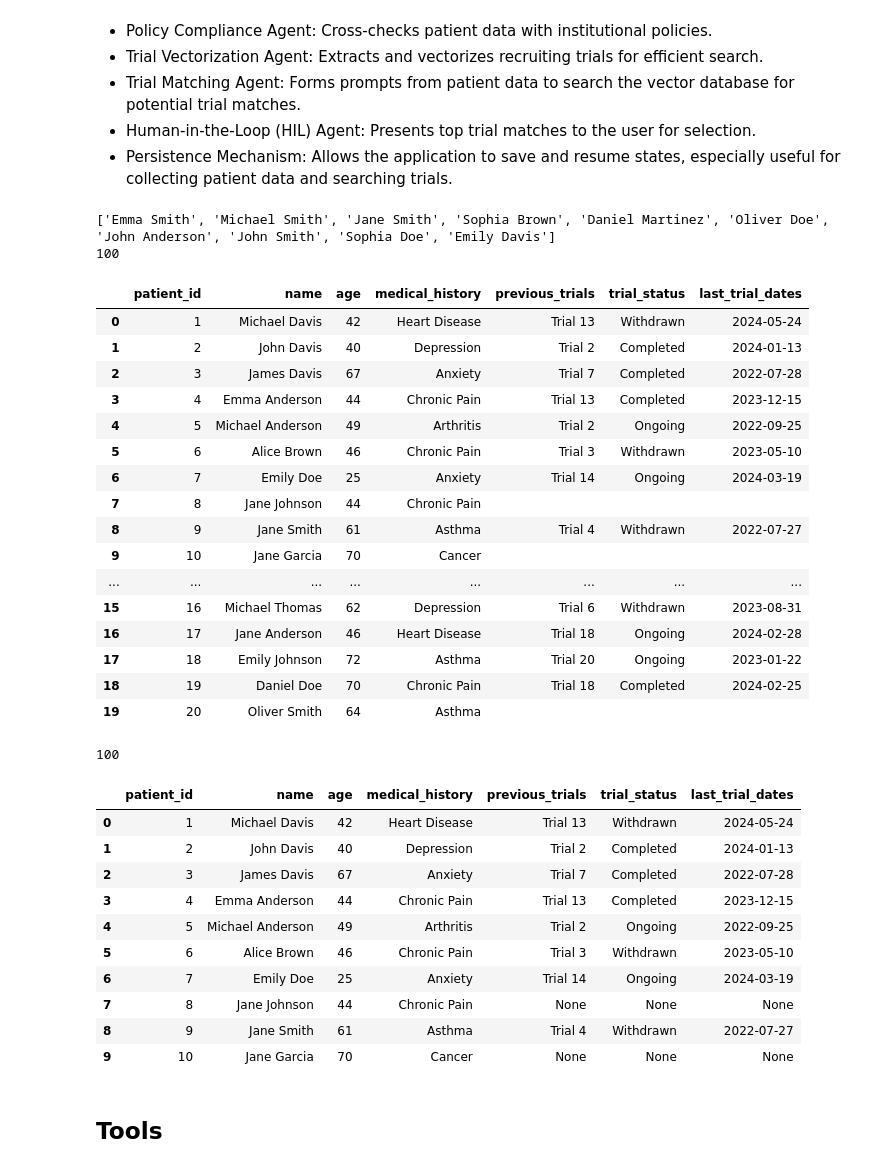
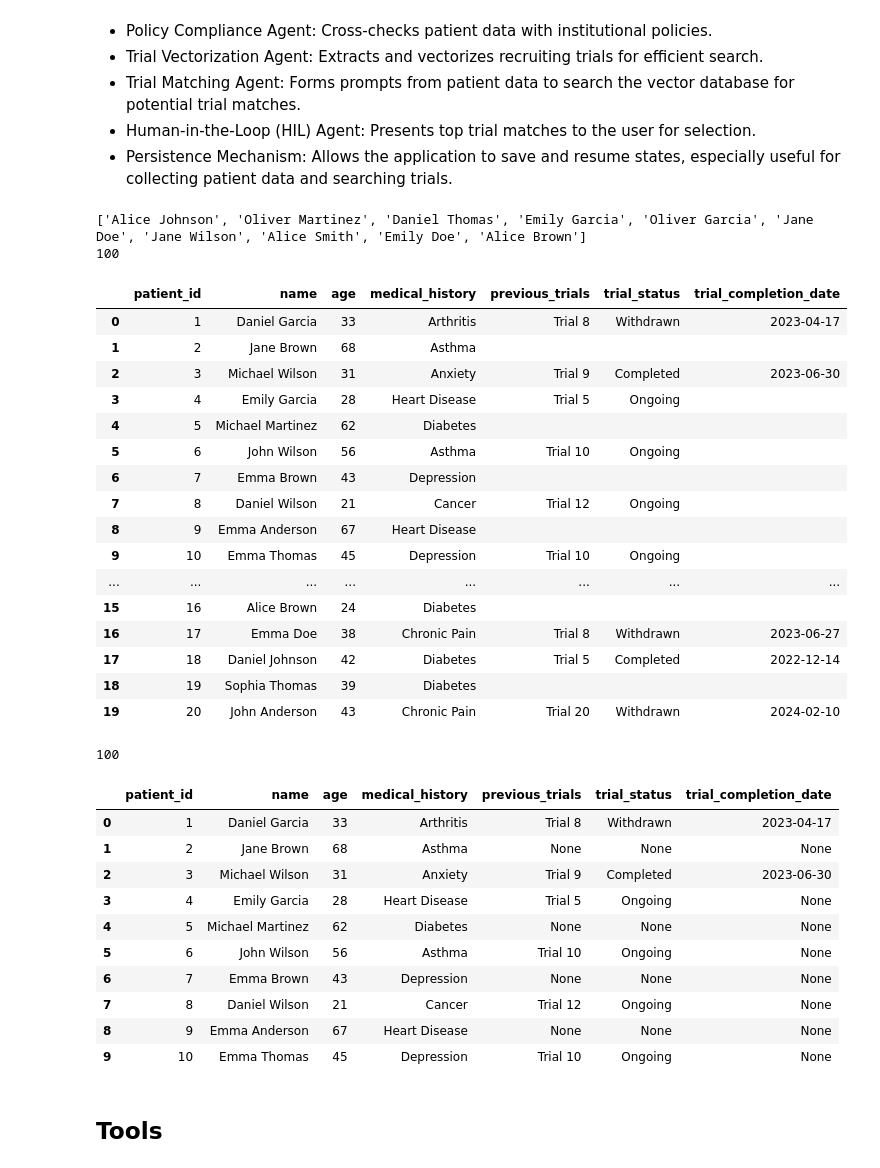
Before and after one commit to bab-git/llm-tutorials, a Jupyter notebook: notebooks/Agents_and_Tools/llm_agents_pharma.ipynb, the cells around one changed output. Saved outputs shown, nothing was run; the diff lists cells and outputs as text; code cells hidden in the pictures.

```diff
--- a/notebooks/Agents_and_Tools/llm_agents_pharma.ipynb
+++ b/notebooks/Agents_and_Tools/llm_agents_pharma.ipynb
@@ -98,7 +102,7 @@ import pandas as pd
 from datetime import datetime, timedelta
 
 # Generate the sample data again for display
-columns = ["patient_id", "name", "age", "medical_history", "previous_trials", "trial_status", "last_trial_dates"]
+columns = ["patient_id", "name", "age", "medical_history", "previous_trials", "trial_status", "trial_completion_date"]
 data = []
 
 import random
@@ -134,54 +138,56 @@ trial_statuses = ["Completed", "Ongoing", "Withdrawn"]
 def random_date(start, end):
     return start + timedelta(days=random.randint(0, int((end - start).days)))
 
 # start_date must be 2 years before now
 start_date = datetime.now() - timedelta(days=365 * 2)
 # start_date = datetime(2020, 1, 1)
 
 # end_date must be a month before now
 end_date = datetime.now() - timedelta(days=10)
 # end_date = datetime(2023, 1, 1)
 
 for i in range(1, 101):
     name = random.choice(full_names)
     age = random.randint(20, 80)
     medical_history = random.choice(medical_conditions)
 
     if random.choice([True, False]):
         previous_trials = f"Trial {random.randint(1, 20)}"
         trial_status = random.choice(trial_statuses)
-        last_trial_dates = random_date(start_date, end_date).strftime('%Y-%m-%d')
+        trial_completion_date = random_date(start_date, end_date).strftime('%Y-%m-%d')
     else:
         previous_trials = ""
         trial_status = ""
-        last_trial_dates = ""
+        trial_completion_date = ""
+    if trial_status == "Ongoing":
+        trial_completion_date = ""
 
-    data.append((i, name, age, medical_history, previous_trials, trial_status, last_trial_dates))
+    data.append((i, name, age, medical_history, previous_trials, trial_status, trial_completion_date))
 
 df = pd.DataFrame(data, columns=columns)
 # save df to csv
 df.to_csv("patients.csv", index=False)
 df.head(20)
 # %% [output]
-['Emma Smith', 'Michael Smith', 'Jane Smith', 'Sophia Brown', 'Daniel Martinez', 'Oliver Doe', 'John Anderson', 'John Smith', 'Sophia Doe', 'Emily Davis']
+['Alice Johnson', 'Oliver Martinez', 'Daniel Thomas', 'Emily Garcia', 'Oliver Garcia', 'Jane Doe', 'Jane Wilson', 'Alice Smith', 'Emily Doe', 'Alice Brown']
 100
-|  | patient_id | name | age | medical_history | previous_trials | trial_status | last_trial_dates |
-| 0 | 1 | Michael Davis | 42 | Heart Disease | Trial 13 | Withdrawn | 2024-05-24 |
-| 1 | 2 | John Davis | 40 | Depression | Trial 2 | Completed | 2024-01-13 |
-| 2 | 3 | James Davis | 67 | Anxiety | Trial 7 | Completed | 2022-07-28 |
-| 3 | 4 | Emma Anderson | 44 | Chronic Pain | Trial 13 | Completed | 2023-12-15 |
-| 4 | 5 | Michael Anderson | 49 | Arthritis | Trial 2 | Ongoing | 2022-09-25 |
-| 5 | 6 | Alice Brown | 46 | Chronic Pain | Trial 3 | Withdrawn | 2023-05-10 |
-| 6 | 7 | Emily Doe | 25 | Anxiety | Trial 14 | Ongoing | 2024-03-19 |
-| 7 | 8 | Jane Johnson | 44 | Chronic Pain |  |  |  |
-| 8 | 9 | Jane Smith | 61 | Asthma | Trial 4 | Withdrawn | 2022-07-27 |
-| 9 | 10 | Jane Garcia | 70 | Cancer |  |  |  |
+|  | patient_id | name | age | medical_history | previous_trials | trial_status | trial_completion_date |
+| 0 | 1 | Daniel Garcia | 33 | Arthritis | Trial 8 | Withdrawn | 2023-04-17 |
+| 1 | 2 | Jane Brown | 68 | Asthma |  |  |  |
+| 2 | 3 | Michael Wilson | 31 | Anxiety | Trial 9 | Completed | 2023-06-30 |
+| 3 | 4 | Emily Garcia | 28 | Heart Disease | Trial 5 | Ongoing |  |
+| 4 | 5 | Michael Martinez | 62 | Diabetes |  |  |  |
+| 5 | 6 | John Wilson | 56 | Asthma | Trial 10 | Ongoing |  |
+| 6 | 7 | Emma Brown | 43 | Depression |  |  |  |
+| 7 | 8 | Daniel Wilson | 21 | Cancer | Trial 12 | Ongoing |  |
+| 8 | 9 | Emma Anderson | 67 | Heart Disease |  |  |  |
+| 9 | 10 | Emma Thomas | 45 | Depression | Trial 10 | Ongoing |  |
 | ... | ... | ... | ... | ... | ... | ... | ... |
-| 15 | 16 | Michael Thomas | 62 | Depression | Trial 6 | Withdrawn | 2023-08-31 |
-| 16 | 17 | Jane Anderson | 46 | Heart Disease | Trial 18 | Ongoing | 2024-02-28 |
-| 17 | 18 | Emily Johnson | 72 | Asthma | Trial 20 | Ongoing | 2023-01-22 |
-| 18 | 19 | Daniel Doe | 70 | Chronic Pain | Trial 18 | Completed | 2024-02-25 |
-| 19 | 20 | Oliver Smith | 64 | Asthma |  |  |  |
+| 15 | 16 | Alice Brown | 24 | Diabetes |  |  |  |
+| 16 | 17 | Emma Doe | 38 | Chronic Pain | Trial 8 | Withdrawn | 2023-06-27 |
+| 17 | 18 | Daniel Johnson | 42 | Diabetes | Trial 5 | Completed | 2022-12-14 |
+| 18 | 19 | Sophia Thomas | 39 | Diabetes |  |  |  |
+| 19 | 20 | John Anderson | 43 | Chronic Pain | Trial 20 | Withdrawn | 2024-02-10 |
 # %%
 import os
 # import shutil
@@ -206,7 +212,7 @@ if overwrite or not os.path.exists(database_file):
         medical_history TEXT,
         previous_trials TEXT,
         trial_status TEXT,
-        last_trial_dates TEXT
+        trial_completion_date TEXT
     )
     ''')
 
@@ -239,17 +245,17 @@ db = database_file
 df.head(10)
 # %% [output]
 100
-|  | patient_id | name | age | medical_history | previous_trials | trial_status | last_trial_dates |
-| 0 | 1 | Michael Davis | 42 | Heart Disease | Trial 13 | Withdrawn | 2024-05-24 |
-| 1 | 2 | John Davis | 40 | Depression | Trial 2 | Completed | 2024-01-13 |
-| 2 | 3 | James Davis | 67 | Anxiety | Trial 7 | Completed | 2022-07-28 |
-| 3 | 4 | Emma Anderson | 44 | Chronic Pain | Trial 13 | Completed | 2023-12-15 |
-| 4 | 5 | Michael Anderson | 49 | Arthritis | Trial 2 | Ongoing | 2022-09-25 |
-| 5 | 6 | Alice Brown | 46 | Chronic Pain | Trial 3 | Withdrawn | 2023-05-10 |
-| 6 | 7 | Emily Doe | 25 | Anxiety | Trial 14 | Ongoing | 2024-03-19 |
-| 7 | 8 | Jane Johnson | 44 | Chronic Pain | None | None | None |
-| 8 | 9 | Jane Smith | 61 | Asthma | Trial 4 | Withdrawn | 2022-07-27 |
-| 9 | 10 | Jane Garcia | 70 | Cancer | None | None | None |
+|  | patient_id | name | age | medical_history | previous_trials | trial_status | trial_completion_date |
+| 0 | 1 | Daniel Garcia | 33 | Arthritis | Trial 8 | Withdrawn | 2023-04-17 |
+| 1 | 2 | Jane Brown | 68 | Asthma | None | None | None |
+| 2 | 3 | Michael Wilson | 31 | Anxiety | Trial 9 | Completed | 2023-06-30 |
+| 3 | 4 | Emily Garcia | 28 | Heart Disease | Trial 5 | Ongoing | None |
+| 4 | 5 | Michael Martinez | 62 | Diabetes | None | None | None |
+| 5 | 6 | John Wilson | 56 | Asthma | Trial 10 | Ongoing | None |
+| 6 | 7 | Emma Brown | 43 | Depression | None | None | None |
+| 7 | 8 | Daniel Wilson | 21 | Cancer | Trial 12 | Ongoing | None |
+| 8 | 9 | Emma Anderson | 67 | Heart Disease | None | None | None |
+| 9 | 10 | Emma Thomas | 45 | Depression | Trial 10 | Ongoing | None |
 # %% [markdown]
 ## Tools
 # %%
```
Also changed, not shown: parts of 18 cells of this notebook.
